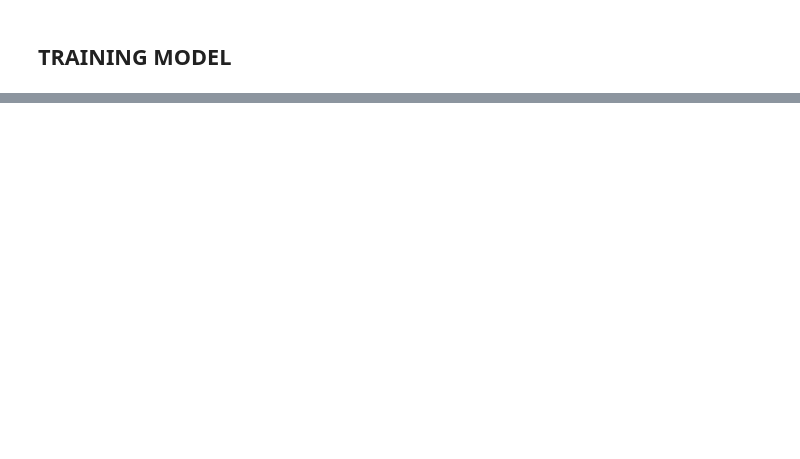
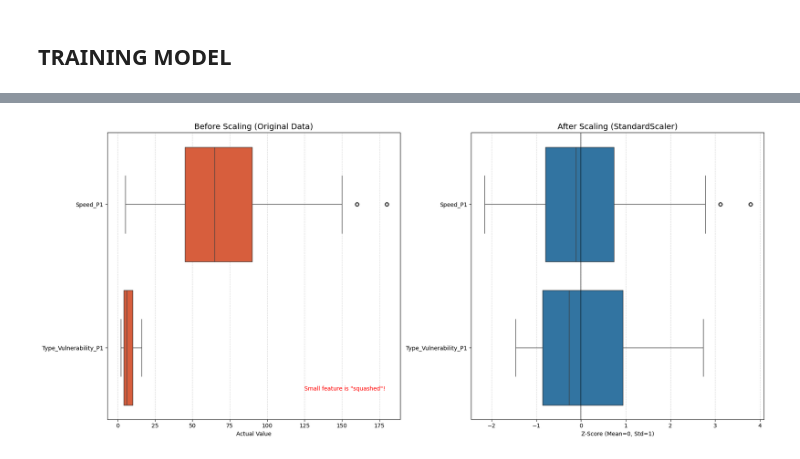
Before and after one commit to rizerize-1/pokemon, a Jupyter notebook: notebooks/5-FE&Model.ipynb, the cells around one changed output, grey strips where cells are left out. Saved outputs shown, nothing was run; the diff lists cells and outputs as text; code cells hidden in the pictures; blank space fills up the shorter version.

```diff
--- a/notebooks/5-FE&Model.ipynb
+++ b/notebooks/5-FE&Model.ipynb
@@ -338,3 +453,38 @@ Passing `palette` without assigning `hue` is deprecated and will be removed in v
+# %%
+scaler = StandardScaler()
+X_numeric = X_train.select_dtypes(include=[np.number])
+X_train_scaled = pd.DataFrame(scaler.fit_transform(X_numeric),
+                              columns=X_numeric.columns,
+                              index=X_numeric.index)
+
+fig, axes = plt.subplots(nrows=1, ncols=2, figsize=(18, 8))
+
+cols_to_plot = ['Speed_P1', 'Type_Vulnerability_P1']
+
+valid_cols = [c for c in cols_to_plot if c in X_train.columns]
+
+if not valid_cols:
+    print("Requested columns not found in X_train.")
+else:
+    sns.boxplot(data=X_train[valid_cols], ax=axes[0], orient='h', color="#f05024")
+    axes[0].set_title('Before Scaling (Original Data)', fontsize=14, color='black')
+    axes[0].set_xlabel('Actual Value')
+    axes[0].grid(axis='x', linestyle='--', alpha=0.5)
+
+    axes[0].text(0.95, 0.1, 'Small feature is "squashed"!',
+                 transform=axes[0].transAxes, ha='right', color='red')
+
+    sns.boxplot(data=X_train_scaled[valid_cols], ax=axes[1], orient='h', color="#1f77b4")
+    axes[1].set_title('After Scaling (StandardScaler)', fontsize=14, color='black')
+    axes[1].set_xlabel('Z-Score (Mean=0, Std=1)')
+
+    axes[1].axvline(0, color='black', linestyle='-', linewidth=1.5, alpha=0.5)
+    axes[1].grid(axis='x', linestyle='--', alpha=0.5)
+
+    plt.tight_layout()
+    plt.show()
+# %% [output]
+[figure, added]
 # %%
 top_features = selected_cols.tolist()
 
```
Also changed, not shown: parts of 20 cells of this notebook, 3 other files.
